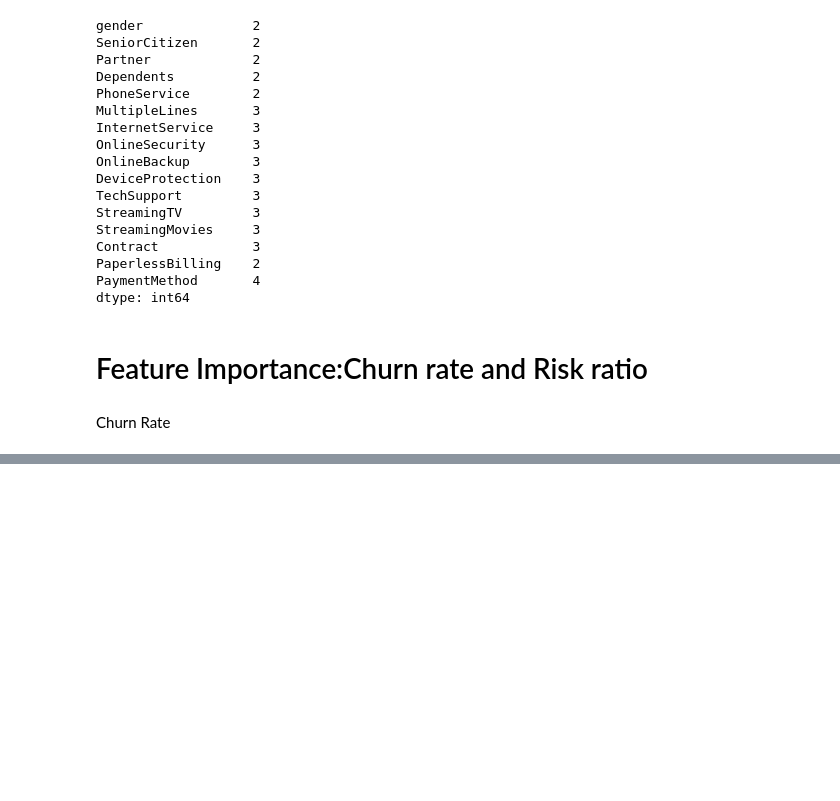
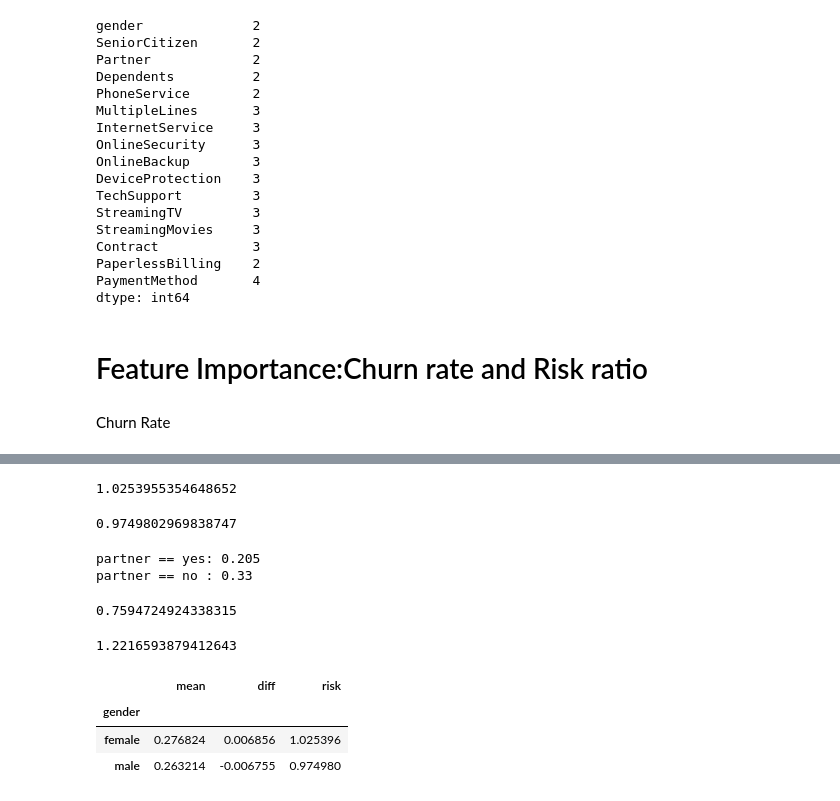
Before and after one commit to felicitymueni/Felicity-musau-Independent-project, a Jupyter notebook: FELICITY_CHURN_PREDICTION_PROJECT.ipynb, the cells around one changed output, grey strips where cells are left out. Cells and saved outputs as stored; diff of their text form; code cells hidden in the pictures; blank space fills up the shorter version.

```diff
--- a/FELICITY_CHURN_PREDICTION_PROJECT.ipynb
+++ b/FELICITY_CHURN_PREDICTION_PROJECT.ipynb
@@ -208,0 +121,2 @@ Name: Churn, dtype: int64
+# %%
+df_train_full, df_test = train_test_split(df, test_size=0.2, random_state=1)
@@ -498,0 +280,35 @@ Name: Partner, dtype: int64
+# %%
+female_mean / global_mean
+# %% [output]
+1.0253955354648652
+# %%
+male_mean / global_mean
+# %% [output]
+0.9749802969838747
+# %%
+partner_yes = df_train_full[df_train_full.partner == 'yes'].churn.mean()
+print('partner == yes:', round(partner_yes, 3))
+
+partner_no = df_train_full[df_train_full.partner == 'no'].churn.mean()
+print('partner == no :', round(partner_no, 3))
+# %% [output]
+partner == yes: 0.205
+partner == no : 0.33
+# %%
+partner_yes / global_mean
+# %% [output]
+0.7594724924338315
+# %%
+partner_no / global_mean
+# %% [output]
+1.2216593879412643
+# %%
+df_group = df_train_full.groupby(by='gender').churn.agg(['mean'])
+df_group['diff'] = df_group['mean'] - global_mean
+df_group['risk'] = df_group['mean'] / global_mean
+df_group
+# %% [output]
+|  | mean | diff | risk |
+| gender |  |  |  |
+| female | 0.276824 | 0.006856 | 1.025396 |
+| male | 0.263214 | -0.006755 | 0.974980 |
```
Also changed, not shown: parts of 82 cells of this notebook.
